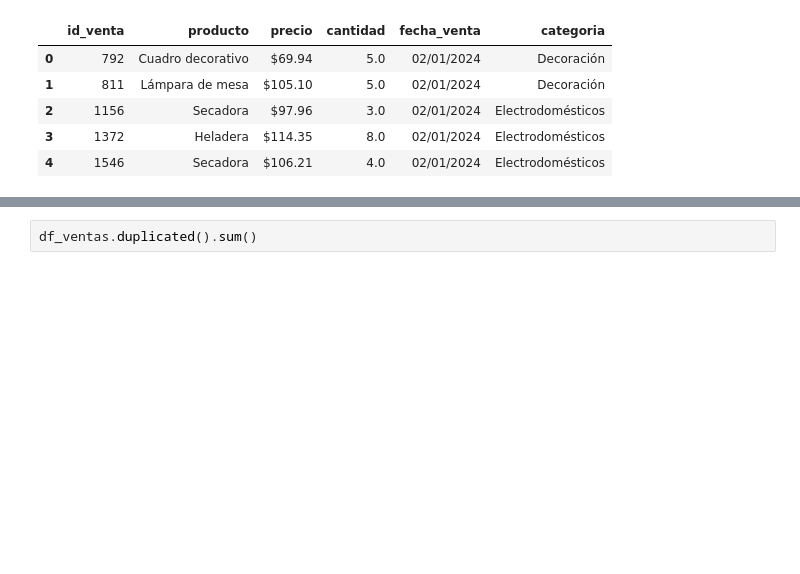
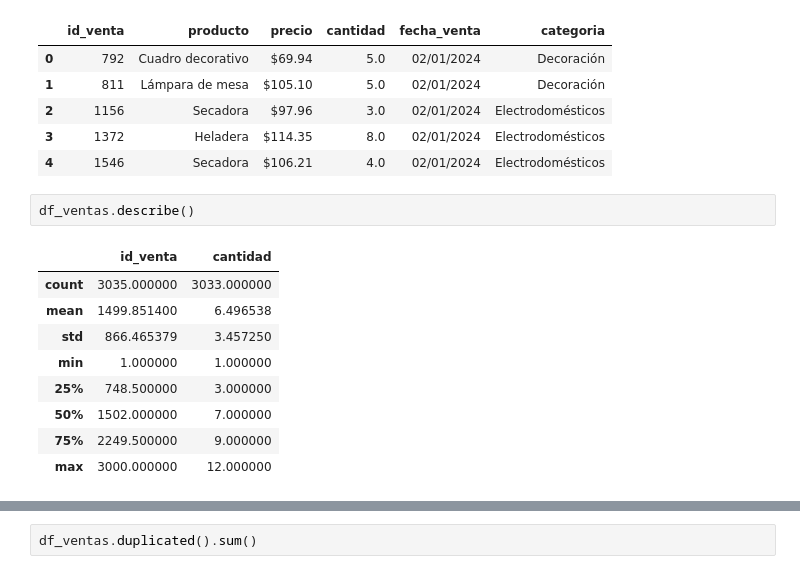
Before and after one commit to VictoriaGoldaraz/TT-2C2025-Data-Analitycs-Notebooks, a Jupyter notebook: Goldaraz,_María_Victoria_Comisión_C252613_TPI_Data_Analytics.ipynb, the cells around one changed output, grey strips where cells are left out. Drawn from its saved outputs; the diff is of its cells as text; blank space fills up the shorter version.

```diff
--- a/Goldaraz,_María_Victoria_Comisión_C252613_TPI_Data_Analytics.ipynb
+++ b/Goldaraz,_María_Victoria_Comisión_C252613_TPI_Data_Analytics.ipynb
@@ -34,3 +34,15 @@ df_ventas.head()
 | 2 | 1156 | Secadora | $97.96 | 3.0 | 02/01/2024 | Electrodomésticos |
 | 3 | 1372 | Heladera | $114.35 | 8.0 | 02/01/2024 | Electrodomésticos |
 | 4 | 1546 | Secadora | $106.21 | 4.0 | 02/01/2024 | Electrodomésticos |
+# %%
+df_ventas.describe()
+# %% [output]
+|  | id_venta | cantidad |
+| count | 3035.000000 | 3033.000000 |
+| mean | 1499.851400 | 6.496538 |
+| std | 866.465379 | 3.457250 |
+| min | 1.000000 | 1.000000 |
+| 25% | 748.500000 | 3.000000 |
+| 50% | 1502.000000 | 7.000000 |
+| 75% | 2249.500000 | 9.000000 |
+| max | 3000.000000 | 12.000000 |
```
Also changed, not shown: parts of 7 cells of this notebook.
